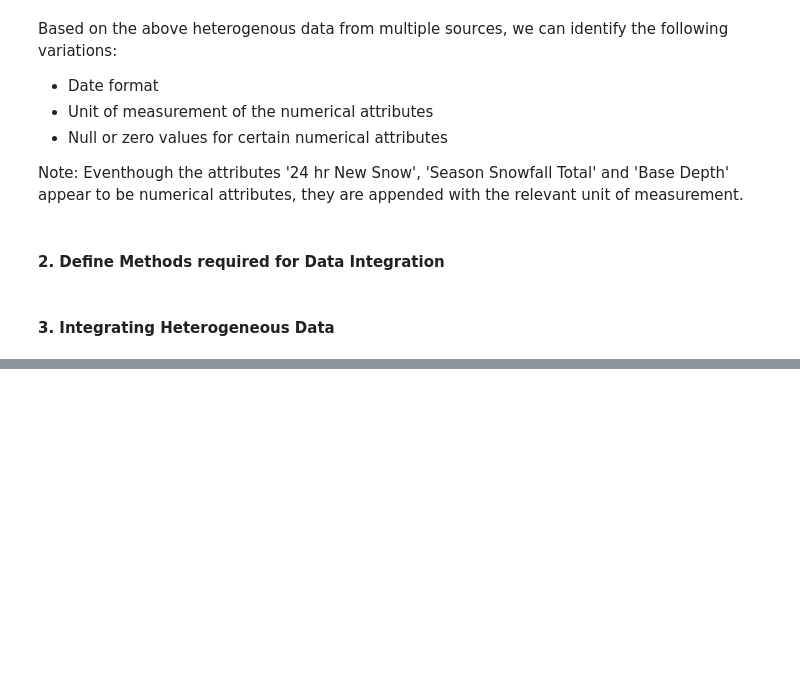
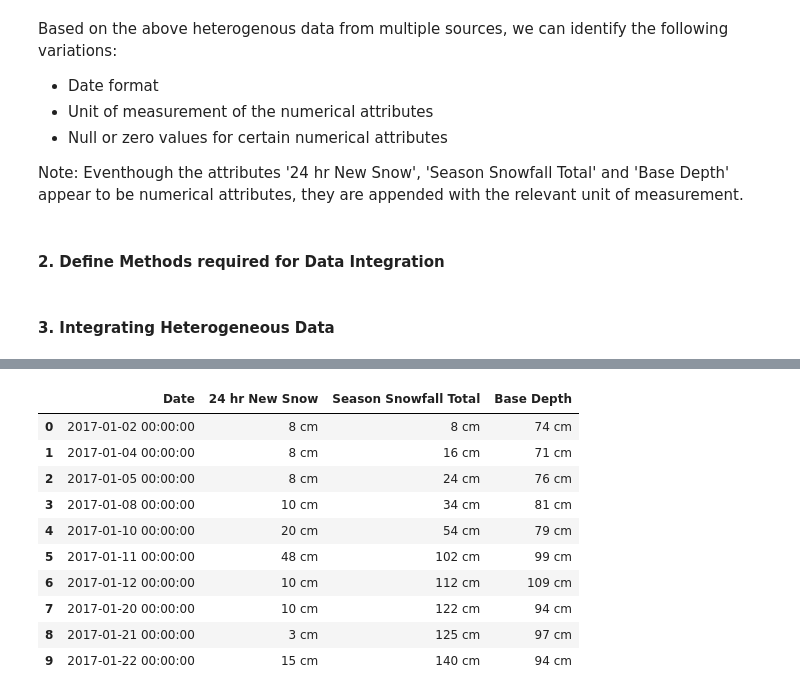
Before and after one commit to DulanDias/semantic-heterogeneity-problem, a Jupyter notebook: Resolving_the_Semantic_Heterogeneity_Problem.ipynb, the cells around one changed output, grey strips where cells are left out. Cells and saved outputs as stored; diff of their text form; code cells hidden in the pictures; blank space fills up the shorter version.

Commit message:
fit() methods returns Panda's DataFrame

```diff
--- a/Resolving_the_Semantic_Heterogeneity_Problem.ipynb
+++ b/Resolving_the_Semantic_Heterogeneity_Problem.ipynb
@@ -160,16 +160,20 @@ class HeterogeneousDataIntegrator:
         for idx, value in enumerate(merged[attribute]):
           merged[attribute][idx] = self.dateTimeParser(str(value))
 
-    # standardize Length attributes
+    # todo: standardize Length attributes
 
-    return merged
+
+    # todo: handling unit-less numerical measurements
+
+
+    return pd.DataFrame(merged)
 # %% [markdown]
 #### **3. Integrating Heterogeneous Data**
 # %%
 hdi = HeterogeneousDataIntegrator(df_1, df_2, df_3, df_4)
 
 output = hdi.fit(fuzzy=False, upcast=True)
-print(output)
+output.head(10)
 # %% [output]
 Number of Data Sources Received: 4
 Discovered Attributes: {'Base Depth', 'Date', '24 hr New Snow', 'Season Snowfall Total'}
@@ -190,0 +181,11 @@ Date : DateTime
+|  | Date | 24 hr New Snow | Season Snowfall Total | Base Depth |
+| 0 | 2017-01-02 00:00:00 | 8 cm | 8 cm | 74 cm |
+| 1 | 2017-01-04 00:00:00 | 8 cm | 16 cm | 71 cm |
+| 2 | 2017-01-05 00:00:00 | 8 cm | 24 cm | 76 cm |
+| 3 | 2017-01-08 00:00:00 | 10 cm | 34 cm | 81 cm |
+| 4 | 2017-01-10 00:00:00 | 20 cm | 54 cm | 79 cm |
+| 5 | 2017-01-11 00:00:00 | 48 cm | 102 cm | 99 cm |
+| 6 | 2017-01-12 00:00:00 | 10 cm | 112 cm | 109 cm |
+| 7 | 2017-01-20 00:00:00 | 10 cm | 122 cm | 94 cm |
+| 8 | 2017-01-21 00:00:00 | 3 cm | 125 cm | 97 cm |
+| 9 | 2017-01-22 00:00:00 | 15 cm | 140 cm | 94 cm |
```
Also changed, not shown: parts of 1 cell of this notebook.
